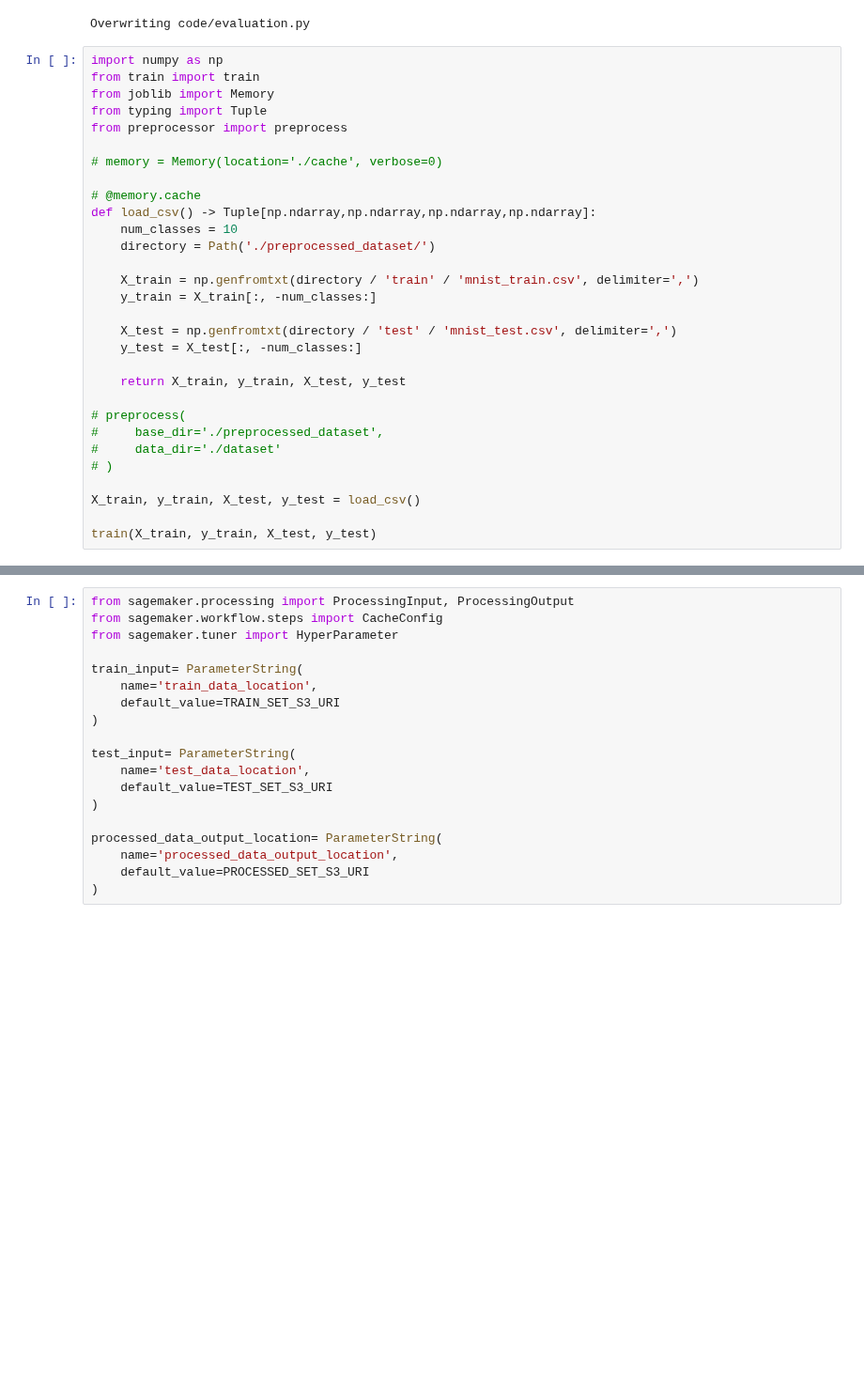
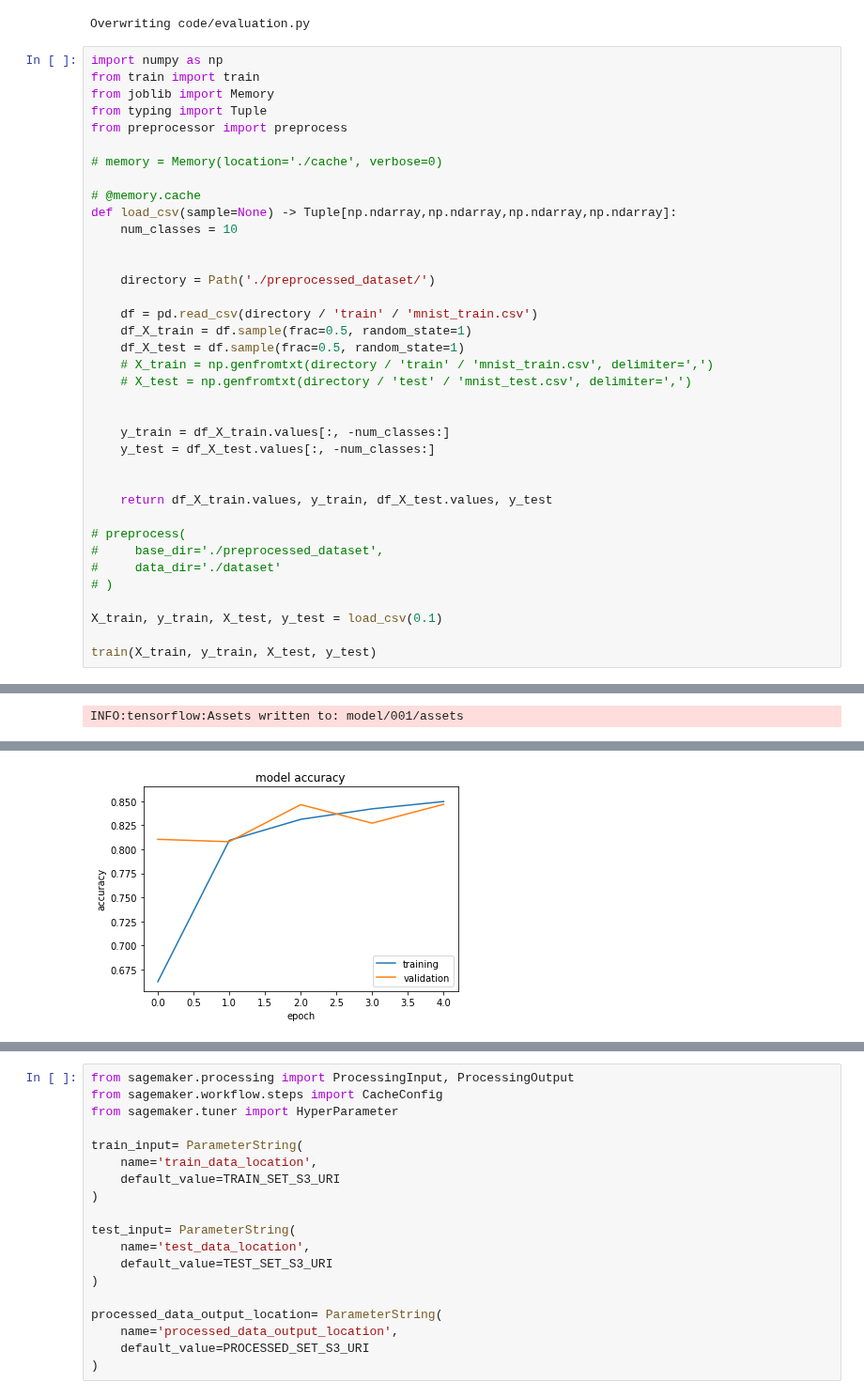
Before and after one commit to vmatekole/ml.school, a Jupyter notebook: mnist/mnist.ipynb, the cells around one changed output, grey strips where cells are left out. Shown at 94% size. Saved outputs shown, nothing was run; the diff lists cells and outputs as text; blank space fills up the shorter version.

```diff
--- a/mnist/mnist.ipynb
+++ b/mnist/mnist.ipynb
@@ -313,24 +331,31 @@ from preprocessor import preprocess
 # memory = Memory(location='./cache', verbose=0)
 
 # @memory.cache
-def load_csv() -> Tuple[np.ndarray,np.ndarray,np.ndarray,np.ndarray]:
+def load_csv(sample=None) -> Tuple[np.ndarray,np.ndarray,np.ndarray,np.ndarray]:
     num_classes = 10
+
+
     directory = Path('./preprocessed_dataset/')
 
-    X_train = np.genfromtxt(directory / 'train' / 'mnist_train.csv', delimiter=',')
-    y_train = X_train[:, -num_classes:]
+    df = pd.read_csv(directory / 'train' / 'mnist_train.csv')
+    df_X_train = df.sample(frac=0.5, random_state=1)
+    df_X_test = df.sample(frac=0.5, random_state=1)
+    # X_train = np.genfromtxt(directory / 'train' / 'mnist_train.csv', delimiter=',')
+    # X_test = np.genfromtxt(directory / 'test' / 'mnist_test.csv', delimiter=',')
 
-    X_test = np.genfromtxt(directory / 'test' / 'mnist_test.csv', delimiter=',')
-    y_test = X_test[:, -num_classes:]
 
-    return X_train, y_train, X_test, y_test
+    y_train = df_X_train.values[:, -num_classes:]
+    y_test = df_X_test.values[:, -num_classes:]
+
+
+    return df_X_train.values, y_train, df_X_test.values, y_test
 
 # preprocess(
 #     base_dir='./preprocessed_dataset',
 #     data_dir='./dataset'
 # )
 
-X_train, y_train, X_test, y_test = load_csv()
+X_train, y_train, X_test, y_test = load_csv(0.1)
 
 train(X_train, y_train, X_test, y_test)
 # %% [output]
@@ -338,0 +379 @@ To enable the following instructions: AVX512F, in other operations, rebuild Tens
+INFO:tensorflow:Assets written to: model/001/assets
@@ -338,0 +381 @@ To enable the following instructions: AVX512F, in other operations, rebuild Tens
+[figure, added]
```
Also changed, not shown: parts of 3 cells of this notebook, 1 other file.
